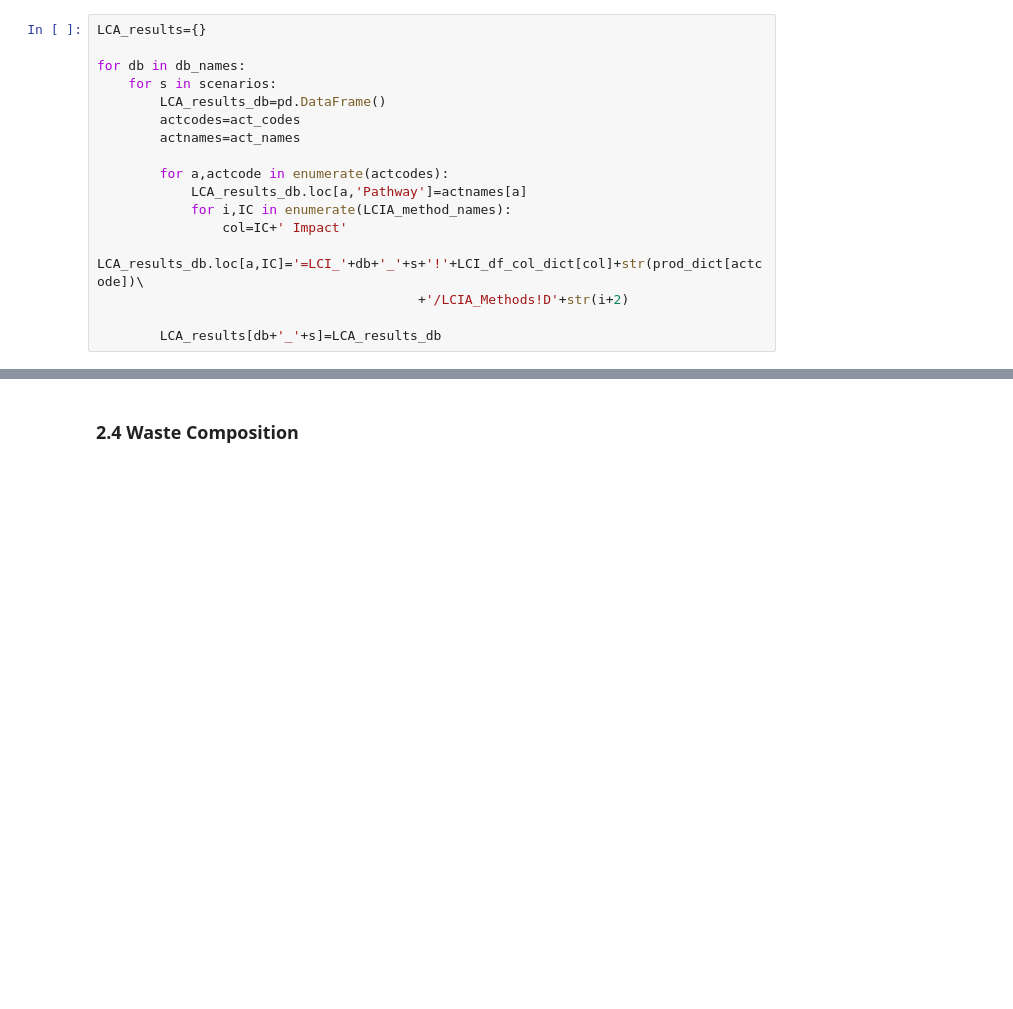
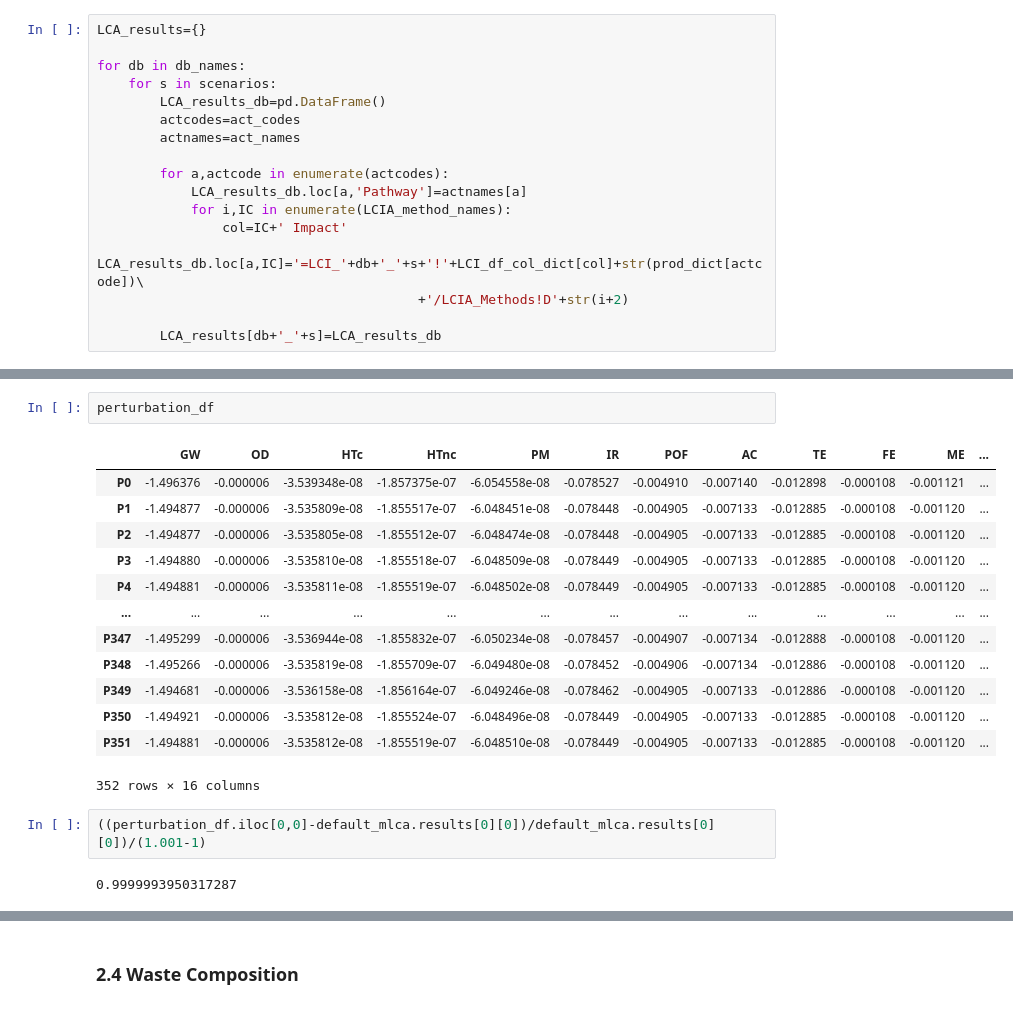
Before and after one commit to SarahSchmidt94/MoEWe, a Jupyter notebook: MoEWe.ipynb, the cells around one changed output, grey strips where cells are left out. Cells and saved outputs as stored; diff of their text form; blank space fills up the shorter version.

```diff
--- a/MoEWe.ipynb
+++ b/MoEWe.ipynb
@@ -1058,0 +1107,20 @@ KeyboardInterrupt:
+# %%
+perturbation_df
+# %% [output]
+|  | GW | OD | HTc | HTnc | PM | IR | POF | AC | TE | FE | ME | ... |
+| P0 | -1.496376 | -0.000006 | -3.539348e-08 | -1.857375e-07 | -6.054558e-08 | -0.078527 | -0.004910 | -0.007140 | -0.012898 | -0.000108 | -0.001121 | ... |
+| P1 | -1.494877 | -0.000006 | -3.535809e-08 | -1.855517e-07 | -6.048451e-08 | -0.078448 | -0.004905 | -0.007133 | -0.012885 | -0.000108 | -0.001120 | ... |
+| P2 | -1.494877 | -0.000006 | -3.535805e-08 | -1.855512e-07 | -6.048474e-08 | -0.078448 | -0.004905 | -0.007133 | -0.012885 | -0.000108 | -0.001120 | ... |
+| P3 | -1.494880 | -0.000006 | -3.535810e-08 | -1.855518e-07 | -6.048509e-08 | -0.078449 | -0.004905 | -0.007133 | -0.012885 | -0.000108 | -0.001120 | ... |
+| P4 | -1.494881 | -0.000006 | -3.535811e-08 | -1.855519e-07 | -6.048502e-08 | -0.078449 | -0.004905 | -0.007133 | -0.012885 | -0.000108 | -0.001120 | ... |
+| ... | ... | ... | ... | ... | ... | ... | ... | ... | ... | ... | ... | ... |
+| P347 | -1.495299 | -0.000006 | -3.536944e-08 | -1.855832e-07 | -6.050234e-08 | -0.078457 | -0.004907 | -0.007134 | -0.012888 | -0.000108 | -0.001120 | ... |
+| P348 | -1.495266 | -0.000006 | -3.535819e-08 | -1.855709e-07 | -6.049480e-08 | -0.078452 | -0.004906 | -0.007134 | -0.012886 | -0.000108 | -0.001120 | ... |
+| P349 | -1.494681 | -0.000006 | -3.536158e-08 | -1.856164e-07 | -6.049246e-08 | -0.078462 | -0.004905 | -0.007133 | -0.012886 | -0.000108 | -0.001120 | ... |
+| P350 | -1.494921 | -0.000006 | -3.535812e-08 | -1.855524e-07 | -6.048496e-08 | -0.078449 | -0.004905 | -0.007133 | -0.012885 | -0.000108 | -0.001120 | ... |
+| P351 | -1.494881 | -0.000006 | -3.535812e-08 | -1.855519e-07 | -6.048510e-08 | -0.078449 | -0.004905 | -0.007133 | -0.012885 | -0.000108 | -0.001120 | ... |
+352 rows × 16 columns
+# %%
+((perturbation_df.iloc[0,0]-default_mlca.results[0][0])/default_mlca.results[0][0])/(1.001-1)
+# %% [output]
+0.9999993950317287
```
Also changed, not shown: parts of 205 cells of this notebook.
